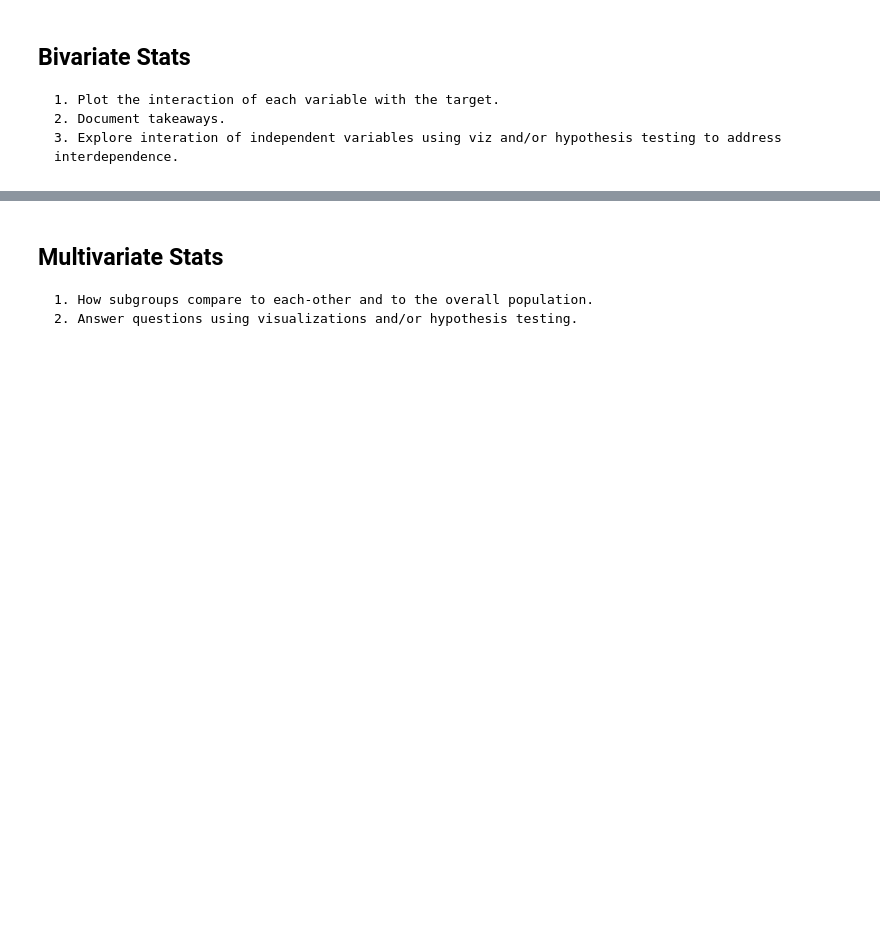
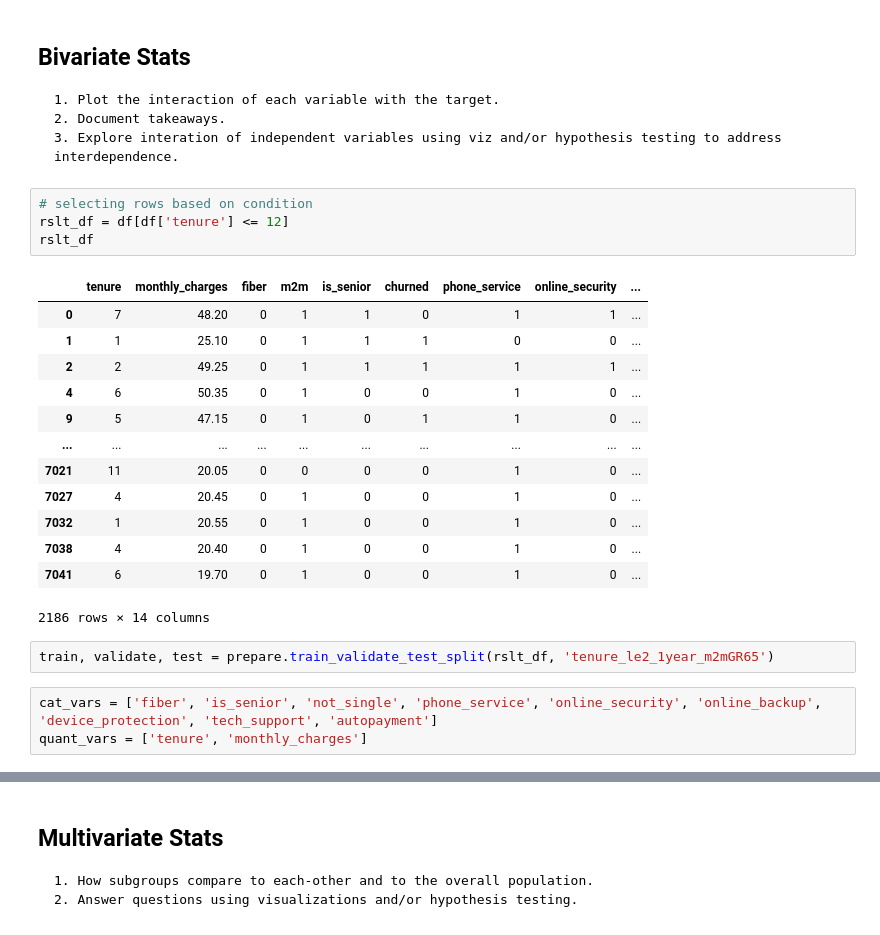
Before and after one commit to hrodjr/telco-churn-classification-project, a Jupyter notebook: scratch_telco.ipynb, the cells around one changed output, grey strips where cells are left out. Cells and saved outputs as stored; diff of their text form; blank space fills up the shorter version.

```diff
--- a/scratch_telco.ipynb
+++ b/scratch_telco.ipynb
@@ -444,4 +565,27 @@ else:
     1. Plot the interaction of each variable with the target.
     2. Document takeaways.
     3. Explore interation of independent variables using viz and/or hypothesis testing to address interdependence.
+# %%
+# selecting rows based on condition
+rslt_df = df[df['tenure'] <= 12]
+rslt_df
+# %% [output]
+|  | tenure | monthly_charges | fiber | m2m | is_senior | churned | phone_service | online_security | ... |
+| 0 | 7 | 48.20 | 0 | 1 | 1 | 0 | 1 | 1 | ... |
+| 1 | 1 | 25.10 | 0 | 1 | 1 | 1 | 0 | 0 | ... |
+| 2 | 2 | 49.25 | 0 | 1 | 1 | 1 | 1 | 1 | ... |
+| 4 | 6 | 50.35 | 0 | 1 | 0 | 0 | 1 | 0 | ... |
+| 9 | 5 | 47.15 | 0 | 1 | 0 | 1 | 1 | 0 | ... |
+| ... | ... | ... | ... | ... | ... | ... | ... | ... | ... |
+| 7021 | 11 | 20.05 | 0 | 0 | 0 | 0 | 1 | 0 | ... |
+| 7027 | 4 | 20.45 | 0 | 1 | 0 | 0 | 1 | 0 | ... |
+| 7032 | 1 | 20.55 | 0 | 1 | 0 | 0 | 1 | 0 | ... |
+| 7038 | 4 | 20.40 | 0 | 1 | 0 | 0 | 1 | 0 | ... |
+| 7041 | 6 | 19.70 | 0 | 1 | 0 | 0 | 1 | 0 | ... |
+2186 rows × 14 columns
+# %%
+train, validate, test = prepare.train_validate_test_split(rslt_df, 'tenure_le2_1year_m2mGR65')
+# %%
+cat_vars = ['fiber', 'is_senior', 'not_single', 'phone_service', 'online_security', 'online_backup', 'device_protection', 'tech_support', 'autopayment']
+quant_vars = ['tenure', 'monthly_charges']
 # %%
```
Also changed, not shown: parts of 41 cells of this notebook.
